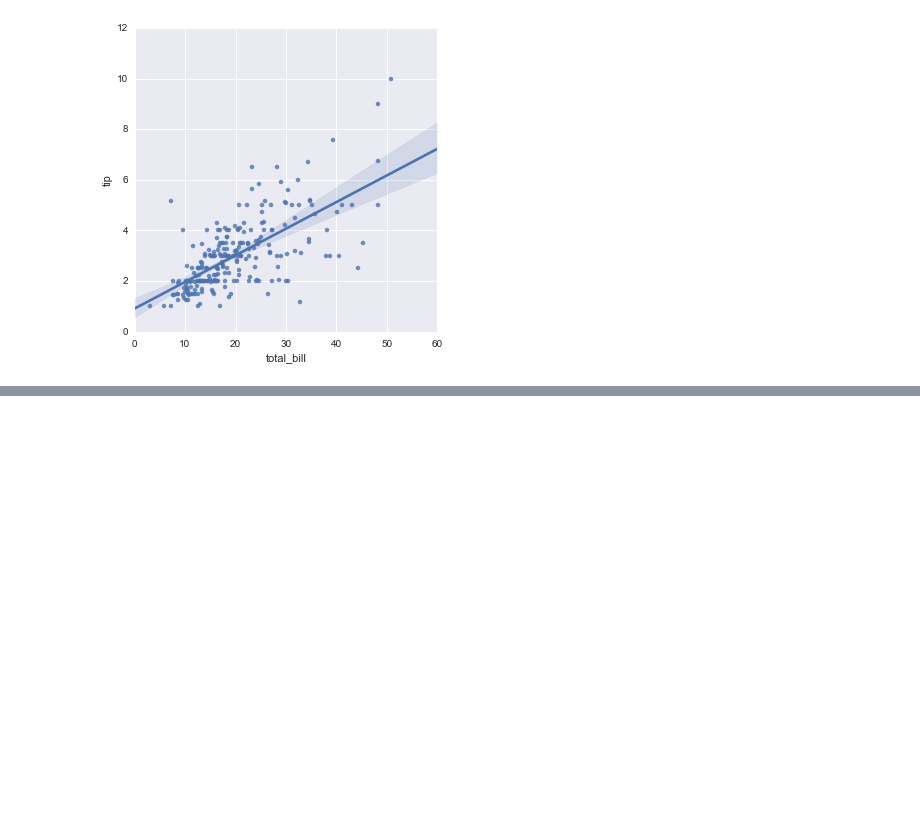
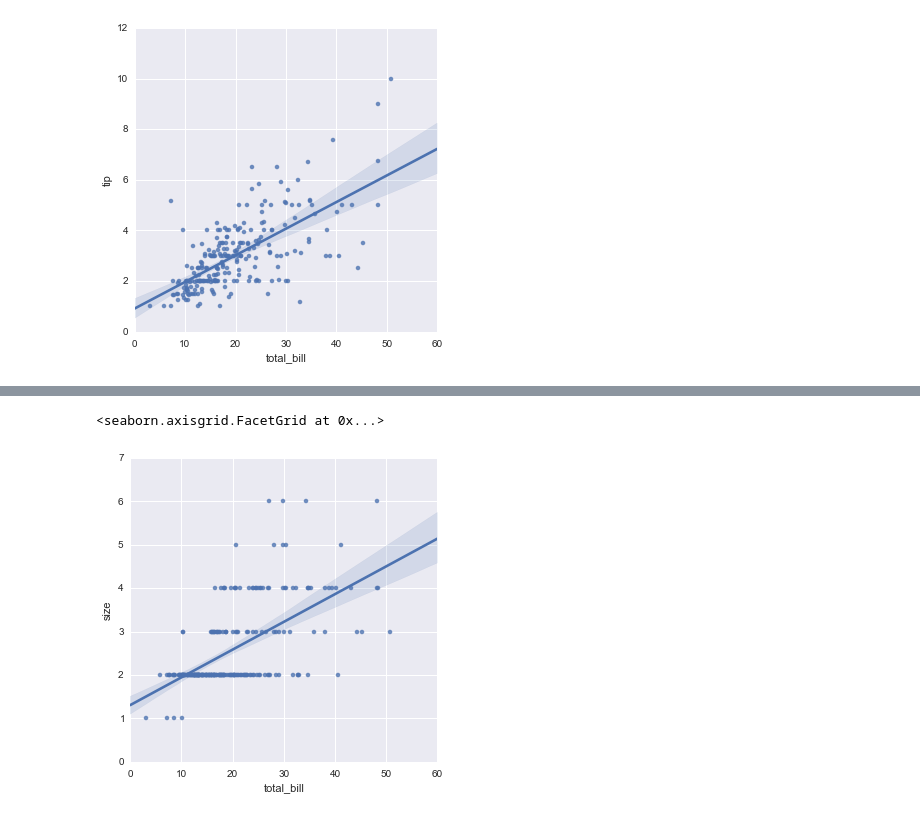
Before and after one commit to tarmstro/mvbop, a Jupyter notebook: seaborn_tutorial.ipynb, the cells around one changed output, grey strips where cells are left out. Saved outputs shown, nothing was run; the diff lists cells and outputs as text; code cells hidden in the pictures; blank space fills up the shorter version.

```diff
--- a/seaborn_tutorial.ipynb
+++ b/seaborn_tutorial.ipynb
@@ -292,0 +297,6 @@ sns.lmplot("total_bill", "tip", tips);
+# %%
+tips.head()
+sns.lmplot("total_bill", "size", tips)
+# %% [output]
+<seaborn.axisgrid.FacetGrid at 0x...>
+[figure, added]
```
Also changed, not shown: parts of 1 cell of this notebook.
